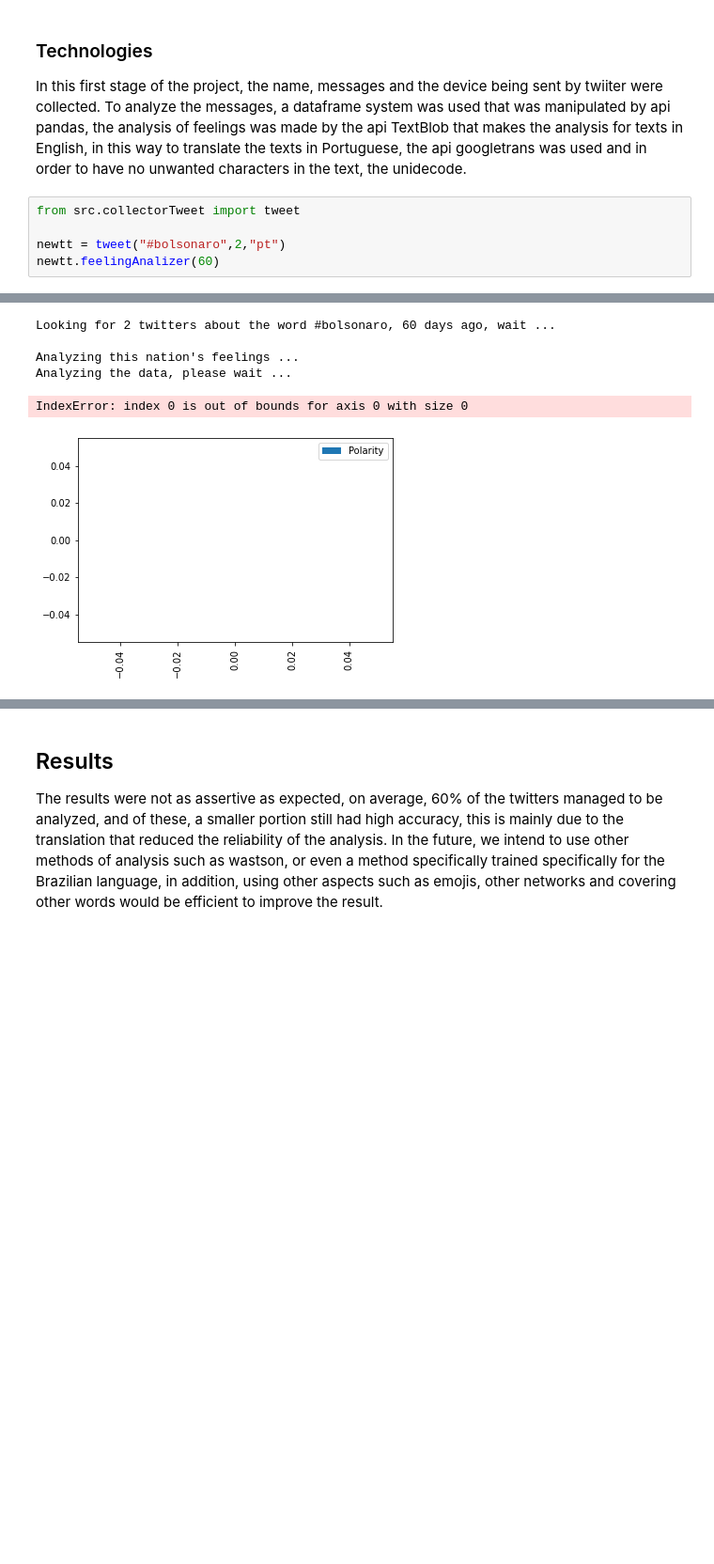
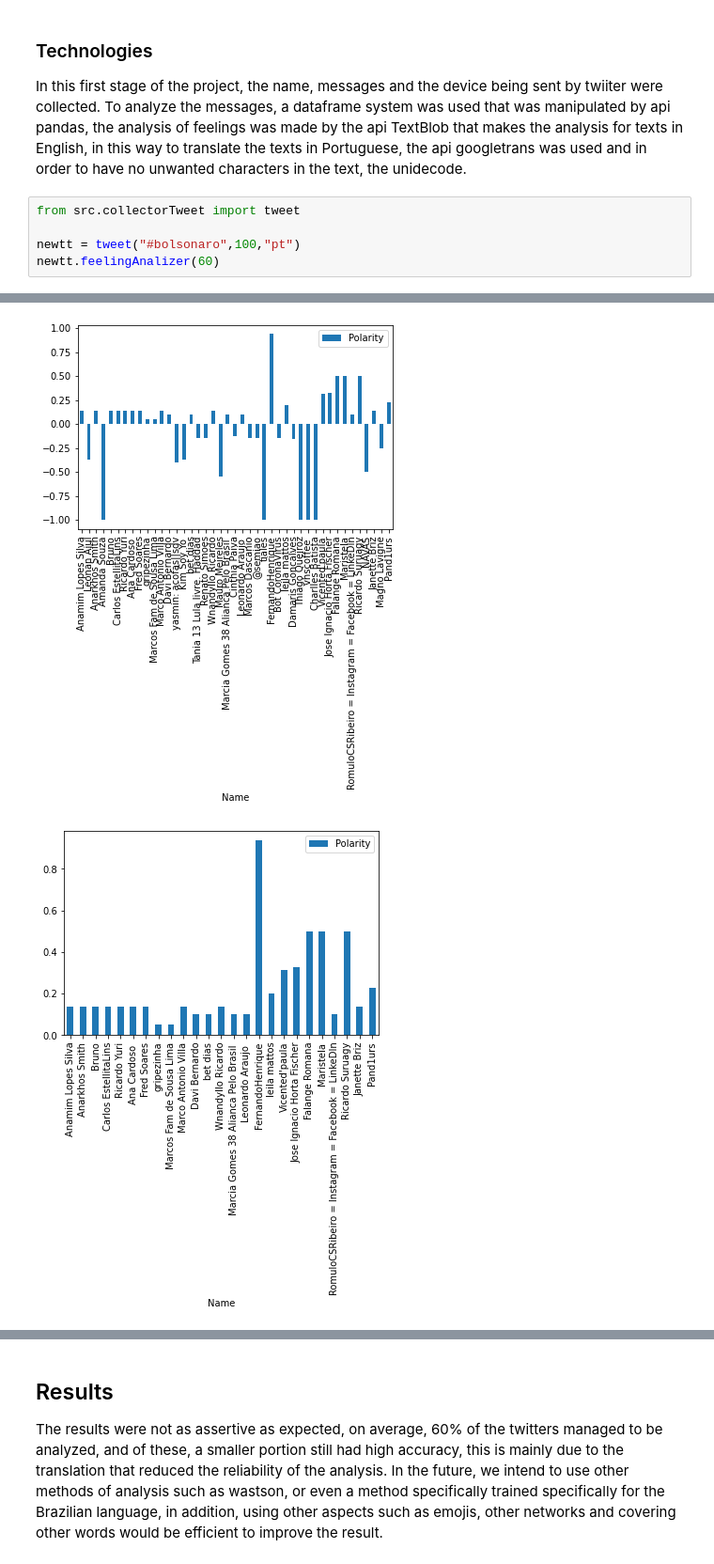
Before and after one commit to rubiotorres/BasicFeelingAnalysisTweet, a Jupyter notebook: main.ipynb, the cells around one changed output, grey strips where cells are left out. Shown at 94% size. Drawn from its saved outputs; the diff is of its cells as text; blank space fills up the shorter version.

```diff
--- a/main.ipynb
+++ b/main.ipynb
@@ -41,6 +41,6 @@ In this first stage of the project, the name, messages and the device being sent
 # %%
 from src.collectorTweet import tweet
 
-newtt = tweet("#bolsonaro",2,"pt")
+newtt = tweet("#bolsonaro",100,"pt")
 newtt.feelingAnalizer(60)
 # %% [output]
@@ -57,6 +59,2 @@ The verbose.fileo rcparam was deprecated in Matplotlib 3.1 and will be removed i
-Looking for 2 twitters about the word #bolsonaro, 60 days ago, wait ...
-
-Analyzing this nation's feelings ...
-Analyzing the data, please wait ...
-IndexError: index 0 is out of bounds for axis 0 with size 0
-[figure, old version]
+[figure, new version]
+[figure, added]
```
Also changed, not shown: parts of 1 cell of this notebook, 5 other files.
